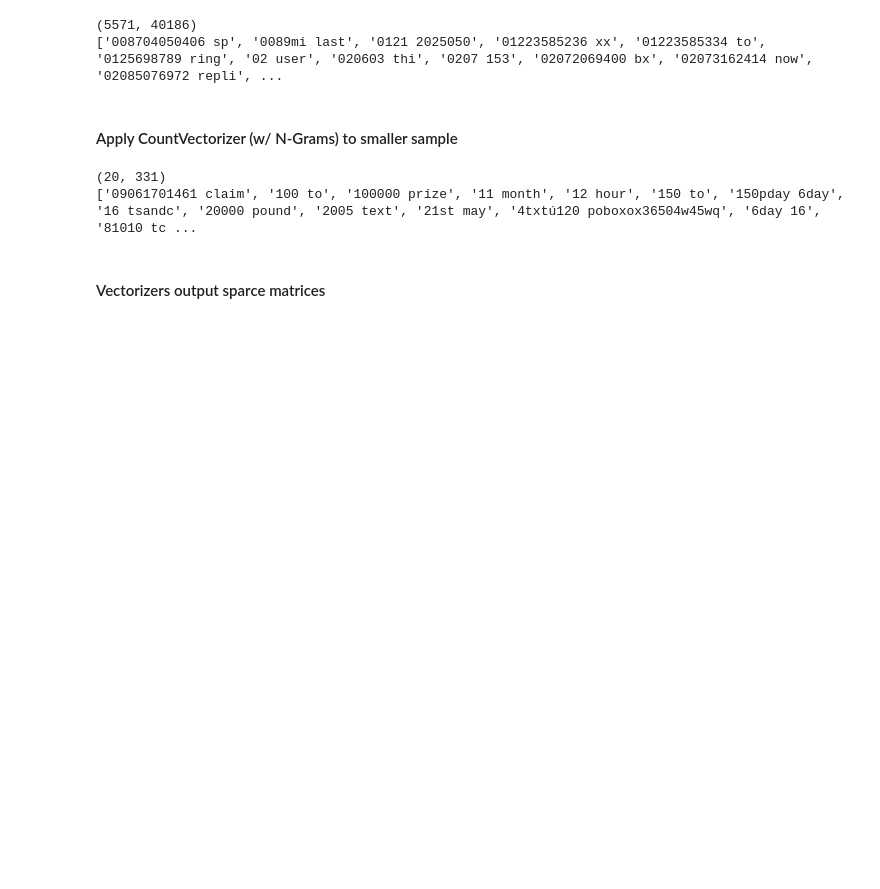
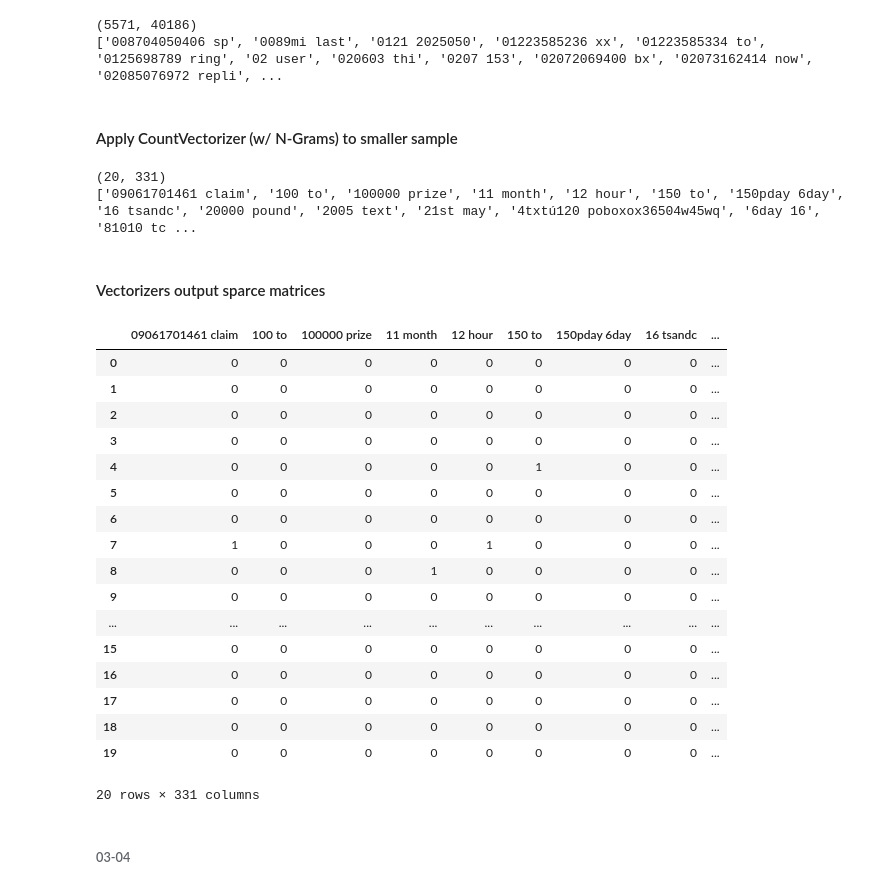
Before and after one commit to panchu93/ML, a Jupyter notebook: handsOn/NLP/NLP-Basics-checkpoint.ipynb, the cells around one changed output. Cells and saved outputs as stored; diff of their text form; code cells hidden in the pictures; blank space fills up the shorter version.

```diff
--- a/handsOn/NLP/NLP-Basics-checkpoint.ipynb
+++ b/handsOn/NLP/NLP-Basics-checkpoint.ipynb
@@ -942,3 +942,25 @@ print(ngram_vect_sample.get_feature_names())
 # %%
 X_counts_df = pd.DataFrame(X_counts_sample.toarray())
 X_counts_df.columns = ngram_vect_sample.get_feature_names()
+X_counts_df
+# %% [output]
+|  | 09061701461 claim | 100 to | 100000 prize | 11 month | 12 hour | 150 to | 150pday 6day | 16 tsandc | ... |
+| 0 | 0 | 0 | 0 | 0 | 0 | 0 | 0 | 0 | ... |
+| 1 | 0 | 0 | 0 | 0 | 0 | 0 | 0 | 0 | ... |
+| 2 | 0 | 0 | 0 | 0 | 0 | 0 | 0 | 0 | ... |
+| 3 | 0 | 0 | 0 | 0 | 0 | 0 | 0 | 0 | ... |
+| 4 | 0 | 0 | 0 | 0 | 0 | 1 | 0 | 0 | ... |
+| 5 | 0 | 0 | 0 | 0 | 0 | 0 | 0 | 0 | ... |
+| 6 | 0 | 0 | 0 | 0 | 0 | 0 | 0 | 0 | ... |
+| 7 | 1 | 0 | 0 | 0 | 1 | 0 | 0 | 0 | ... |
+| 8 | 0 | 0 | 0 | 1 | 0 | 0 | 0 | 0 | ... |
+| 9 | 0 | 0 | 0 | 0 | 0 | 0 | 0 | 0 | ... |
+| ... | ... | ... | ... | ... | ... | ... | ... | ... | ... |
+| 15 | 0 | 0 | 0 | 0 | 0 | 0 | 0 | 0 | ... |
+| 16 | 0 | 0 | 0 | 0 | 0 | 0 | 0 | 0 | ... |
+| 17 | 0 | 0 | 0 | 0 | 0 | 0 | 0 | 0 | ... |
+| 18 | 0 | 0 | 0 | 0 | 0 | 0 | 0 | 0 | ... |
+| 19 | 0 | 0 | 0 | 0 | 0 | 0 | 0 | 0 | ... |
+20 rows × 331 columns
+# %% [markdown]
+###### 03-04
```
Also changed, not shown: parts of 11 cells of this notebook.
